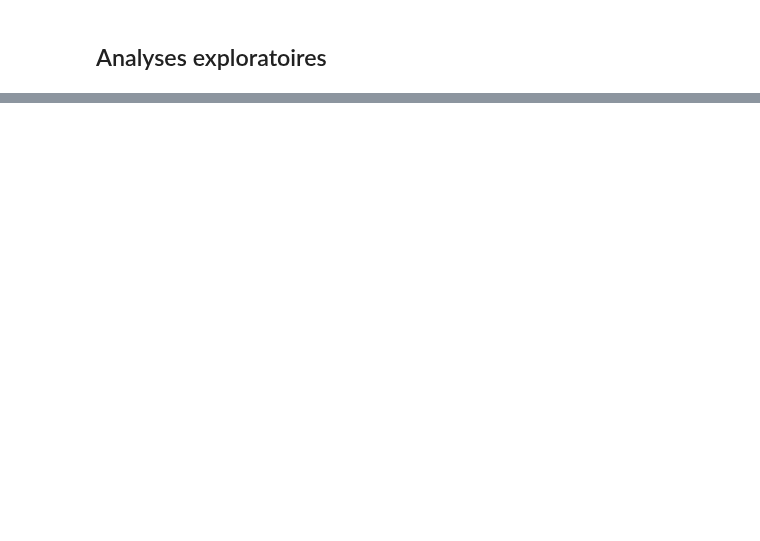
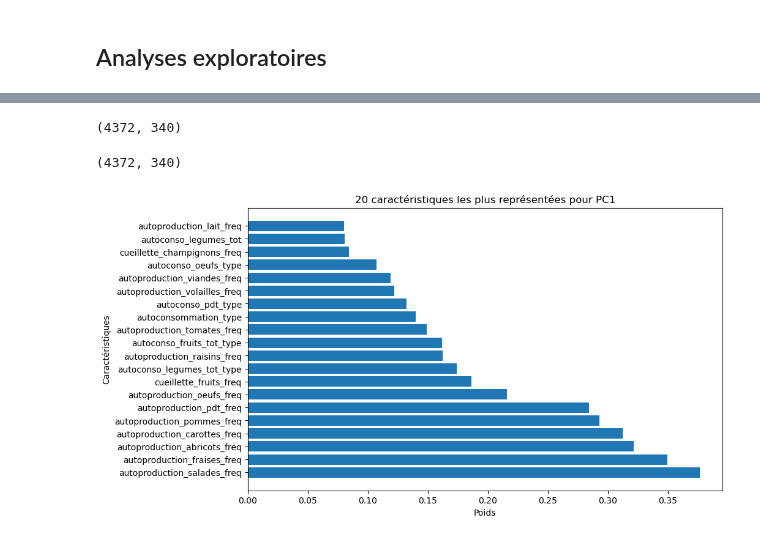
Before and after one commit to InseeFrLab/funathon2023_sujet3, a Jupyter notebook: data_exploration/data_exploration_AP.ipynb, the cells around one changed output, grey strips where cells are left out. Cells and saved outputs as stored; diff of their text form; code cells hidden in the pictures; blank space fills up the shorter version.

Commit message:
premiers essais clustering

```diff
--- a/data_exploration/data_exploration_AP.ipynb
+++ b/data_exploration/data_exploration_AP.ipynb
@@ -249,0 +262,20 @@ conso_ca_indiv.head(3)
+# %%
+# Sélectionner les caractéristiques pour le clustering
+habitudes_indiv_for_clustering = habitudes_indiv.drop(
+    ['POPULATION', 'NOIND', 'periode_reference'],
+    axis=1
+).dropna(
+    axis=1, how='all'
+).select_dtypes(
+    include=np.number
+)
+habitudes_indiv_for_clustering.shape
+# %% [output]
+(4372, 340)
+# %%
+# Gérer les valeurs manquantes (NaN)
+imputer = SimpleImputer(strategy='most_frequent')
+habitudes_indiv_for_clustering_array = imputer.fit_transform(habitudes_indiv_for_clustering)
+habitudes_indiv_for_clustering_array.shape
+# %% [output]
+(4372, 340)
@@ -249,0 +287,7 @@ conso_ca_indiv.head(3)
+# %%
+# Effectuer l'ACP
+pca = PCA(n_components=2)
+pca_result = pca.fit_transform(habitudes_indiv_for_clustering_array)
+
+# Obtenir les poids des caractéristiques pour chaque composante principale
+pca_components = pd.DataFrame(np.abs(pca.components_), columns=habitudes_indiv_for_clustering.columns)
@@ -249,0 +298,13 @@ conso_ca_indiv.head(3)
+# %%
+# Sélectionner les 20 caractéristiques les plus représentées pour PC1
+pc1_top_features = pca_components.iloc[0].nlargest(20)
+
+# Afficher les poids des caractéristiques pour PC1
+plt.figure(figsize=(10, 6))
+plt.barh(pc1_top_features.index, pc1_top_features.values)
+plt.title('20 caractéristiques les plus représentées pour PC1')
+plt.xlabel('Poids')
+plt.ylabel('Caractéristiques')
+plt.show()
+# %% [output]
+[figure, added]
```
Also changed, not shown: parts of 7 cells of this notebook, 1 other file.
